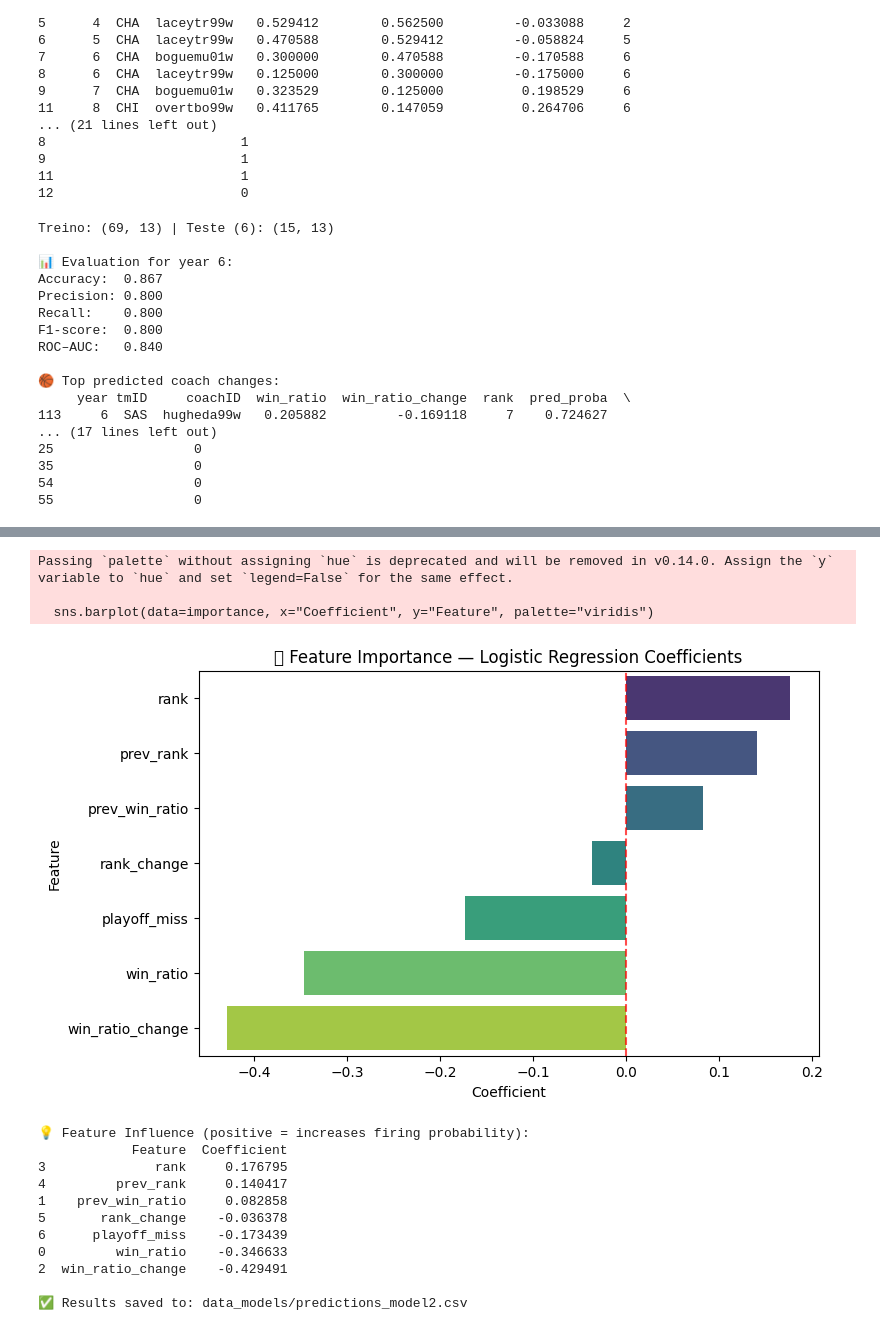
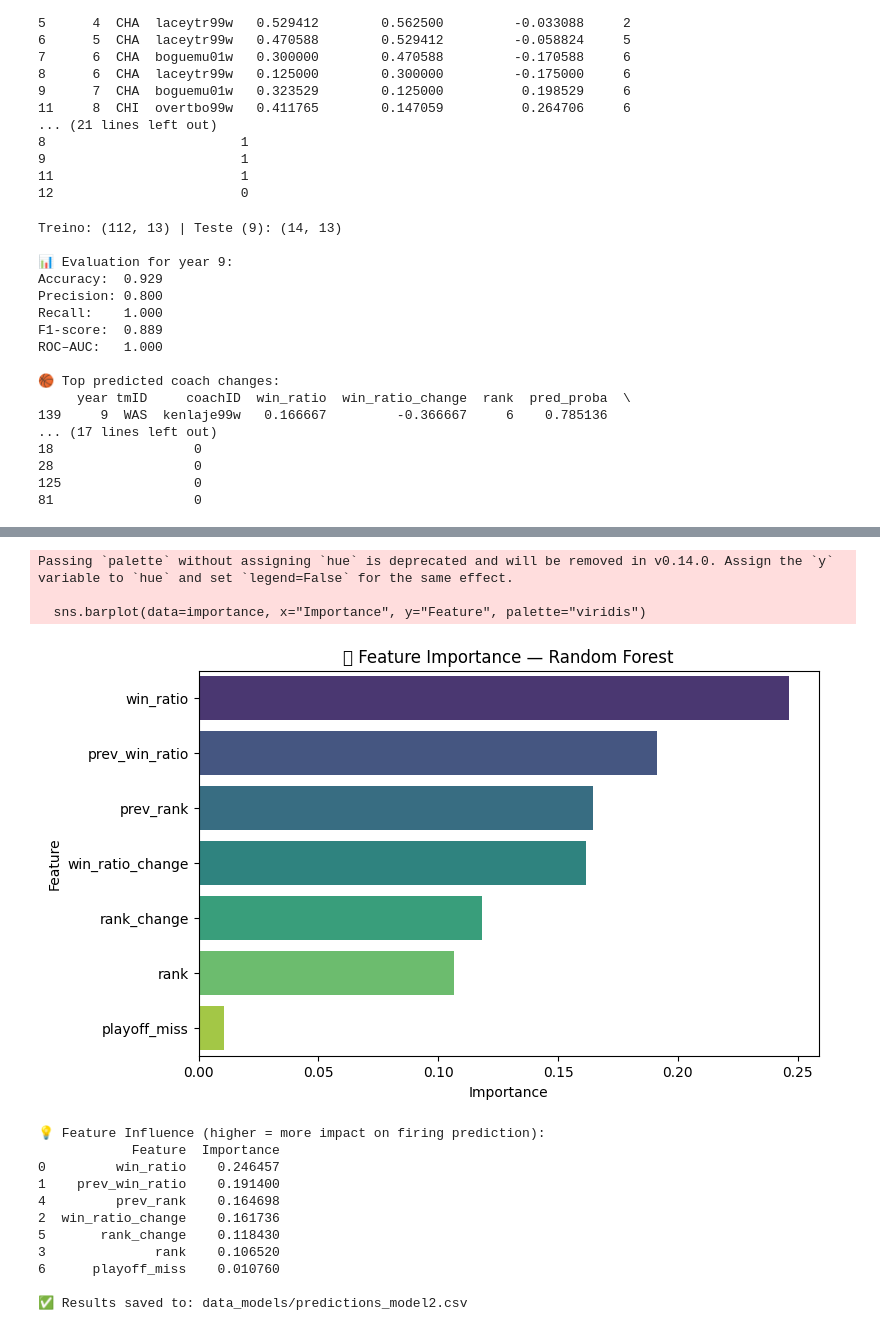
Before and after one commit to torradoov/Data_Mining-WNBA, a Jupyter notebook: 04_b).ipynb, the cells around one changed output, grey strips where cells are left out. Cells and saved outputs as stored; diff of their text form; code cells hidden in the pictures.

```diff
--- a/04_b).ipynb
+++ b/04_b).ipynb
@@ -110,7 +113,7 @@ coach_df = pd.read_csv("data_models/coach_firing_dataset.csv")
 # ===============================================================
 # 2️⃣ Choose target year
 # ===============================================================
-target_year = 6  # Change this as needed
+target_year = 9  # Change this as needed
 train_data = coach_df[coach_df["year"] < target_year]
 test_data  = coach_df[coach_df["year"] == target_year]
 
@@ -129,6 +132,14 @@ X_train = train_data[features]
 y_train = train_data[target]
 X_test = test_data[features]
 y_test = test_data[target]
+
+model = RandomForestClassifier(
+    n_estimators=200,
+    max_depth=5,
+    random_state=42,
+    class_weight="balanced"
+)
+model.fit(X_train, y_train)
 
 # ===============================================================
 # 5️⃣ Predictions (fixed warnings with .loc)
@@ -179,18 +190,18 @@ plt.show()
 # ===============================================================
 # 9️⃣ Feature Importance
 # ===============================================================
+
 importance = pd.DataFrame({
     "Feature": features,
-    "Coefficient": model.coef_[0]
-}).sort_values("Coefficient", ascending=False)
+    "Importance": model.feature_importances_
+}).sort_values("Importance", ascending=False)
 
 plt.figure(figsize=(8, 5))
-sns.barplot(data=importance, x="Coefficient", y="Feature", palette="viridis")
-plt.title("🔎 Feature Importance — Logistic Regression Coefficients")
-plt.axvline(0, color="red", linestyle="--", alpha=0.7)
+sns.barplot(data=importance, x="Importance", y="Feature", palette="viridis")
+plt.title("🌲 Feature Importance — Random Forest")
 plt.show()
 
-print("\n💡 Feature Influence (positive = increases firing probability):")
+print("\n💡 Feature Influence (higher = more impact on firing prediction):")
 print(importance)
 
 # ===============================================================
@@ -200,20 +211,20 @@ os.makedirs("data_models", exist_ok=True)
 test_data.to_csv("data_models/predictions_model2.csv", index=False)
 print("\n✅ Results saved to: data_models/predictions_model2.csv")
 # %% [output]
-Treino: (69, 13) | Teste (6): (15, 13)
+Treino: (112, 13) | Teste (9): (14, 13)
 
-📊 Evaluation for year 6:
-Accuracy:  0.867
+📊 Evaluation for year 9:
+Accuracy:  0.929
 Precision: 0.800
-Recall:    0.800
-F1-score:  0.800
-ROC–AUC:   0.840
+Recall:    1.000
+F1-score:  0.889
+ROC–AUC:   1.000
 
 🏀 Top predicted coach changes:
      year tmID     coachID  win_ratio  win_ratio_change  rank  pred_proba  \
-113     6  SAS  hugheda99w   0.205882         -0.169118     7    0.724627
+139     9  WAS  kenlaje99w   0.166667         -0.366667     6    0.785136
 ... (17 lines left out)
-25                  0
-35                  0
-54                  0
-55                  0
+18                  0
+28                  0
+125                 0
+81                  0
@@ -221,15 +232,15 @@ ROC–AUC:   0.840
 Passing `palette` without assigning `hue` is deprecated and will be removed in v0.14.0. Assign the `y` variable to `hue` and set `legend=False` for the same effect.
 
-  sns.barplot(data=importance, x="Coefficient", y="Feature", palette="viridis")
+  sns.barplot(data=importance, x="Importance", y="Feature", palette="viridis")
-[figure, old version]
+[figure, new version]
-💡 Feature Influence (positive = increases firing probability):
-            Feature  Coefficient
-3              rank     0.176795
-4         prev_rank     0.140417
-1    prev_win_ratio     0.082858
-5       rank_change    -0.036378
-6      playoff_miss    -0.173439
-0         win_ratio    -0.346633
-2  win_ratio_change    -0.429491
+💡 Feature Influence (higher = more impact on firing prediction):
+            Feature  Importance
+0         win_ratio    0.246457
+1    prev_win_ratio    0.191400
+4         prev_rank    0.164698
+2  win_ratio_change    0.161736
+5       rank_change    0.118430
+3              rank    0.106520
+6      playoff_miss    0.010760
 
 ✅ Results saved to: data_models/predictions_model2.csv
```
Also changed, not shown: parts of 2 cells of this notebook, 1 other file.
